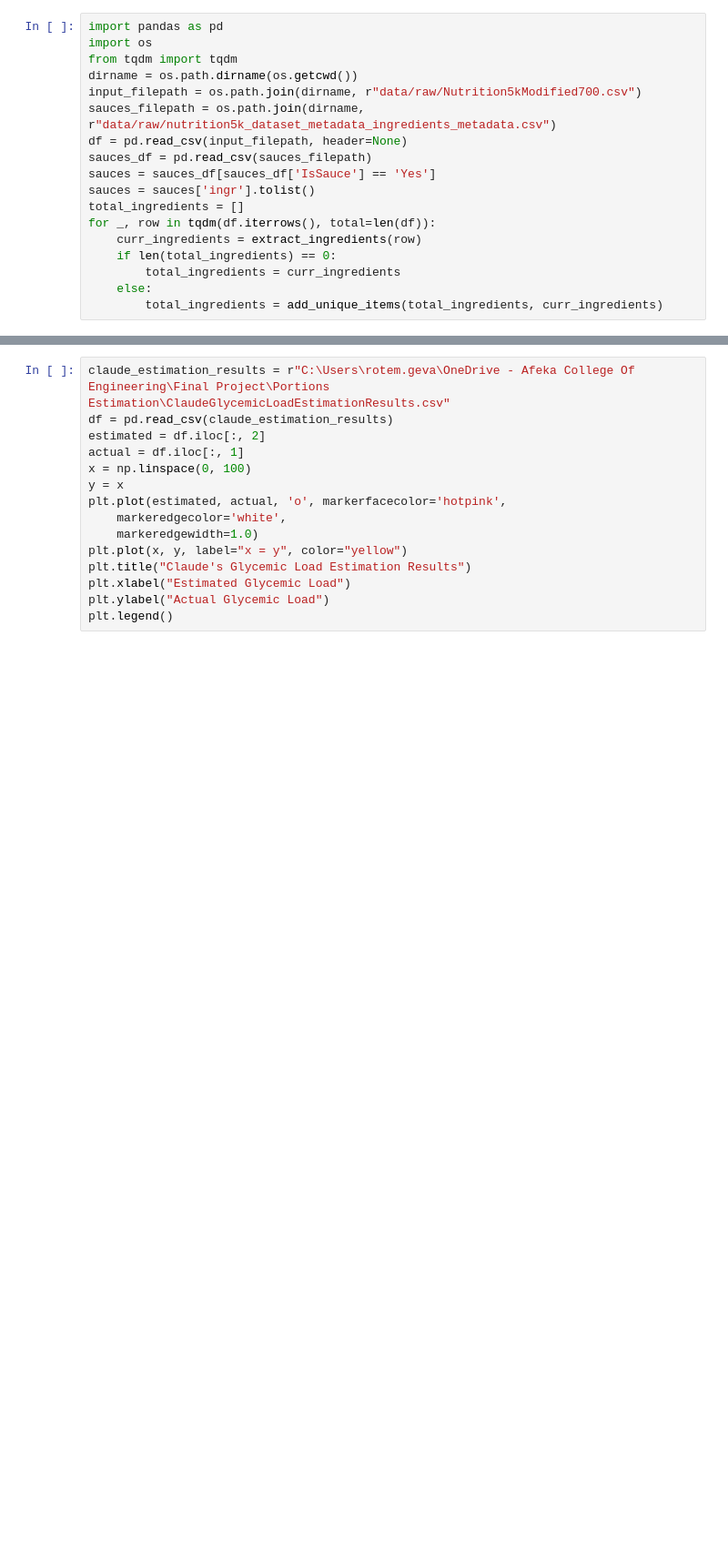
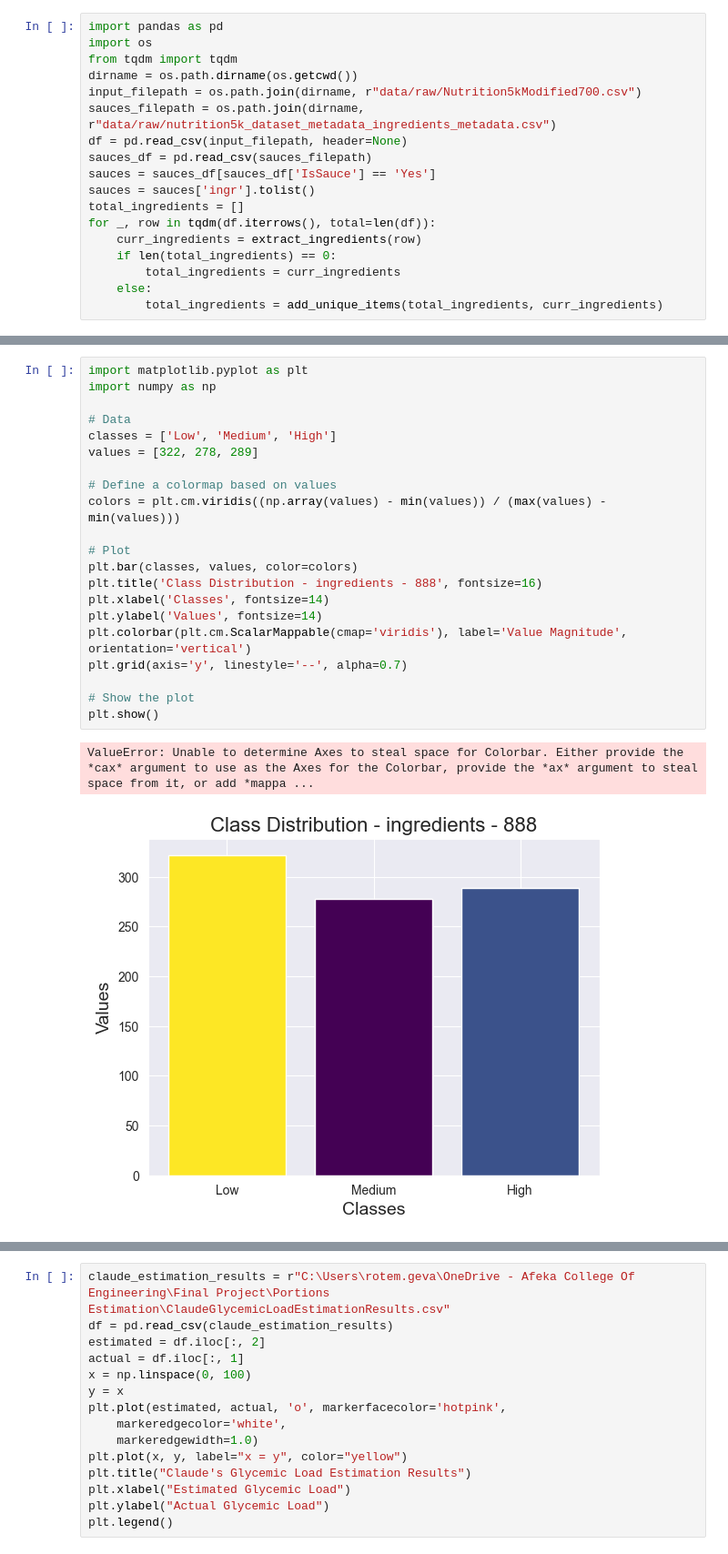
Before and after one commit to RotemGeva226/GlycemicLoad, a Jupyter notebook: Portions Estimation/notebooks/data_preprocessing.ipynb, the cells around one changed output, grey strips where cells are left out. Shown at 91% size. Cells and saved outputs as stored; diff of their text form; blank space fills up the shorter version.

```diff
--- a/Portions Estimation/notebooks/data_preprocessing.ipynb
+++ b/Portions Estimation/notebooks/data_preprocessing.ipynb
@@ -71,0 +71,24 @@ The average glycemic load is: 5.838439970783817
+# %%
+import matplotlib.pyplot as plt
+import numpy as np
+
+# Data
+classes = ['Low', 'Medium', 'High']
+values = [322, 278, 289]
+
+# Define a colormap based on values
+colors = plt.cm.viridis((np.array(values) - min(values)) / (max(values) - min(values)))
+
+# Plot
+plt.bar(classes, values, color=colors)
+plt.title('Class Distribution - ingredients - 888', fontsize=16)
+plt.xlabel('Classes', fontsize=14)
+plt.ylabel('Values', fontsize=14)
+plt.colorbar(plt.cm.ScalarMappable(cmap='viridis'), label='Value Magnitude', orientation='vertical')
+plt.grid(axis='y', linestyle='--', alpha=0.7)
+
+# Show the plot
+plt.show()
+# %% [output]
+ValueError: Unable to determine Axes to steal space for Colorbar. Either provide the *cax* argument to use as the Axes for the Colorbar, provide the *ax* argument to steal space from it, or add *mappa ...
+[figure, added]
```
Also changed, not shown: parts of 2 cells of this notebook, 4 other files.
